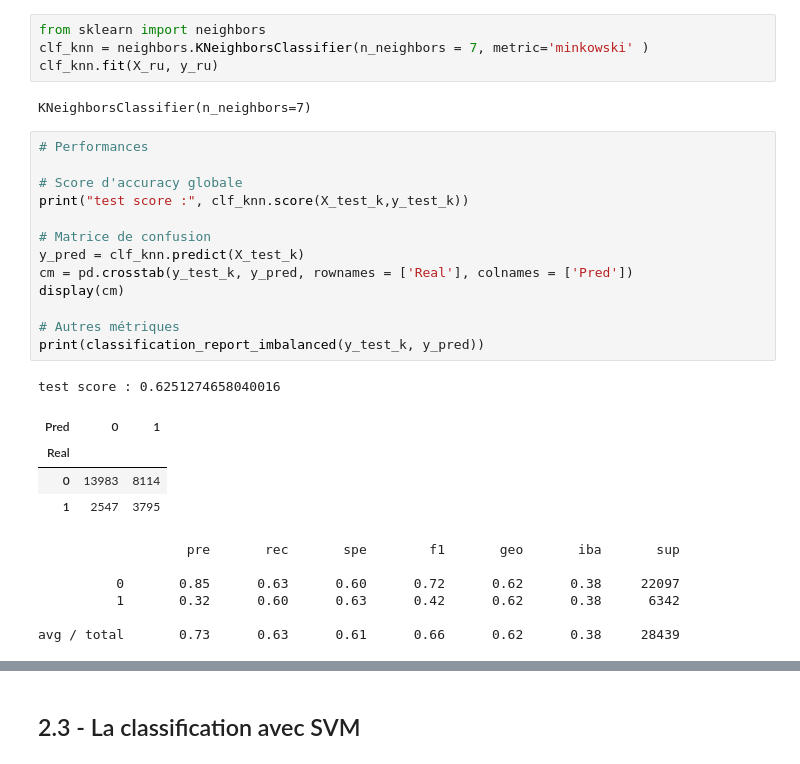
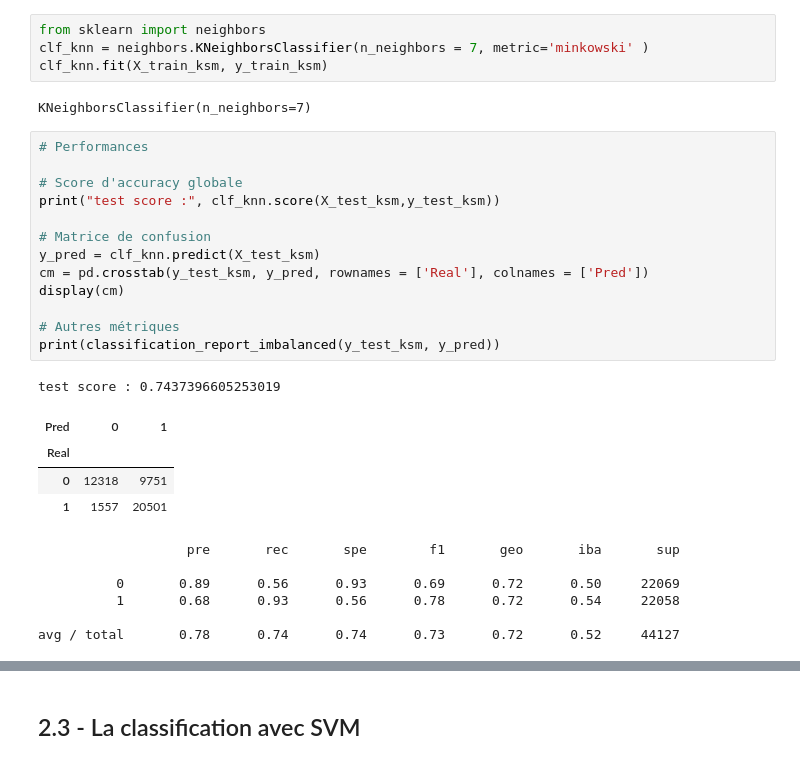
Before and after one commit to Romainpf/RainTomorrw, a Jupyter notebook: fev22_bds_meteo_V4.1.ipynb, the cells around one changed output, grey strips where cells are left out. Drawn from its saved outputs; the diff is of its cells as text.

```diff
--- a/fev22_bds_meteo_V4.1.ipynb
+++ b/fev22_bds_meteo_V4.1.ipynb
@@ -1073,33 +959,33 @@ Name: RainTomorrow, dtype: int64
 # %%
 from sklearn import neighbors
 clf_knn = neighbors.KNeighborsClassifier(n_neighbors = 7, metric='minkowski' )
-clf_knn.fit(X_ru, y_ru)
+clf_knn.fit(X_train_ksm, y_train_ksm)
 # %% [output]
 KNeighborsClassifier(n_neighbors=7)
 # %%
 # Performances
 
 # Score d'accuracy globale
-print("test score :", clf_knn.score(X_test_k,y_test_k))
+print("test score :", clf_knn.score(X_test_ksm,y_test_ksm))
 
 # Matrice de confusion
-y_pred = clf_knn.predict(X_test_k)
-cm = pd.crosstab(y_test_k, y_pred, rownames = ['Real'], colnames = ['Pred'])
+y_pred = clf_knn.predict(X_test_ksm)
+cm = pd.crosstab(y_test_ksm, y_pred, rownames = ['Real'], colnames = ['Pred'])
 display(cm)
 
 # Autres métriques
-print(classification_report_imbalanced(y_test_k, y_pred))
+print(classification_report_imbalanced(y_test_ksm, y_pred))
 # %% [output]
-test score : 0.6251274658040016
+test score : 0.7437396605253019
 | Pred | 0 | 1 |
 | Real |  |  |
-| 0 | 13983 | 8114 |
-| 1 | 2547 | 3795 |
+| 0 | 12318 | 9751 |
+| 1 | 1557 | 20501 |
                    pre       rec       spe        f1       geo       iba       sup
 
-          0       0.85      0.63      0.60      0.72      0.62      0.38     22097
-          1       0.32      0.60      0.63      0.42      0.62      0.38      6342
+          0       0.89      0.56      0.93      0.69      0.72      0.50     22069
+          1       0.68      0.93      0.56      0.78      0.72      0.54     22058
 
-avg / total       0.73      0.63      0.61      0.66      0.62      0.38     28439
+avg / total       0.78      0.74      0.74      0.73      0.72      0.52     44127
 # %%
 # ROC_curves
```
Also changed, not shown: parts of 59 cells of this notebook.
